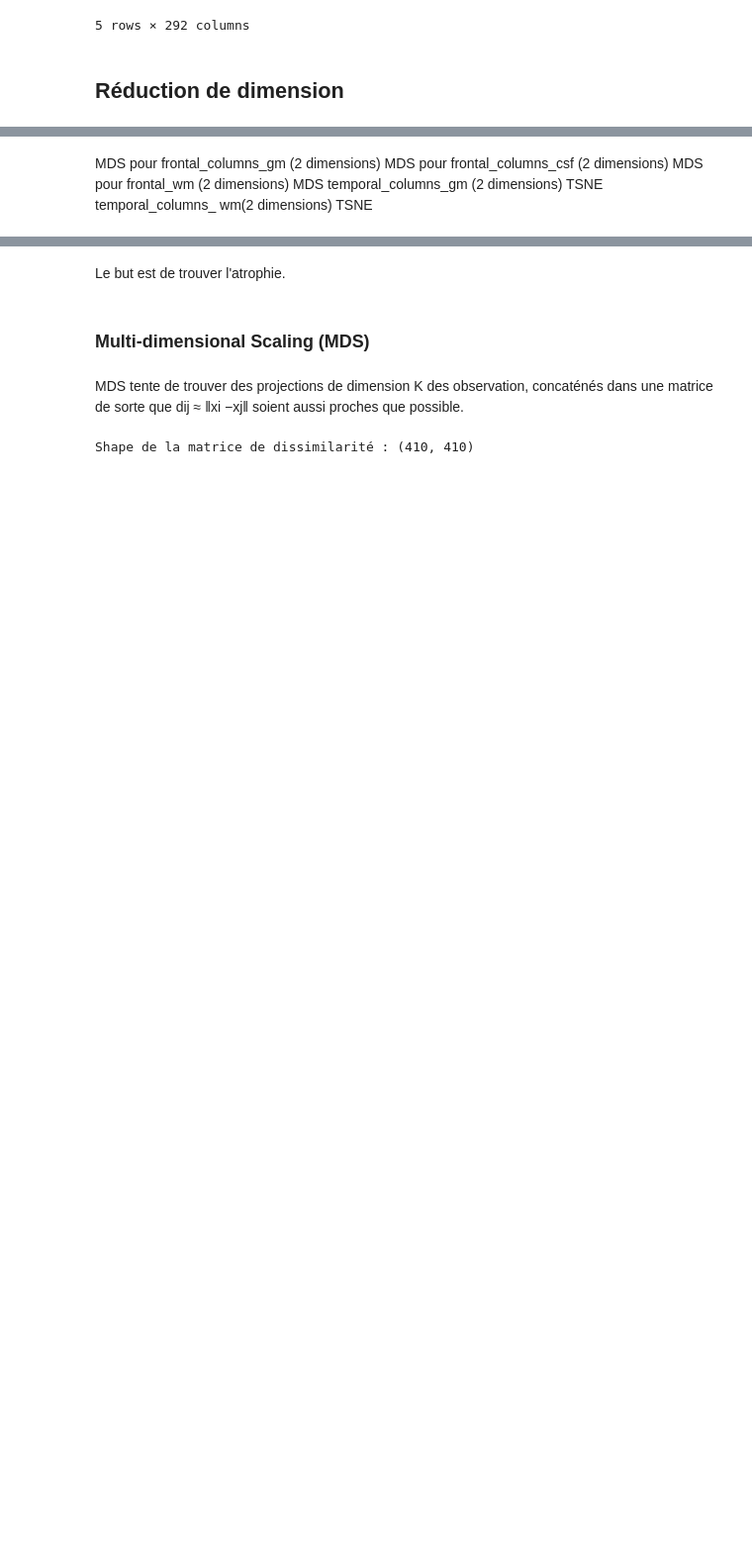
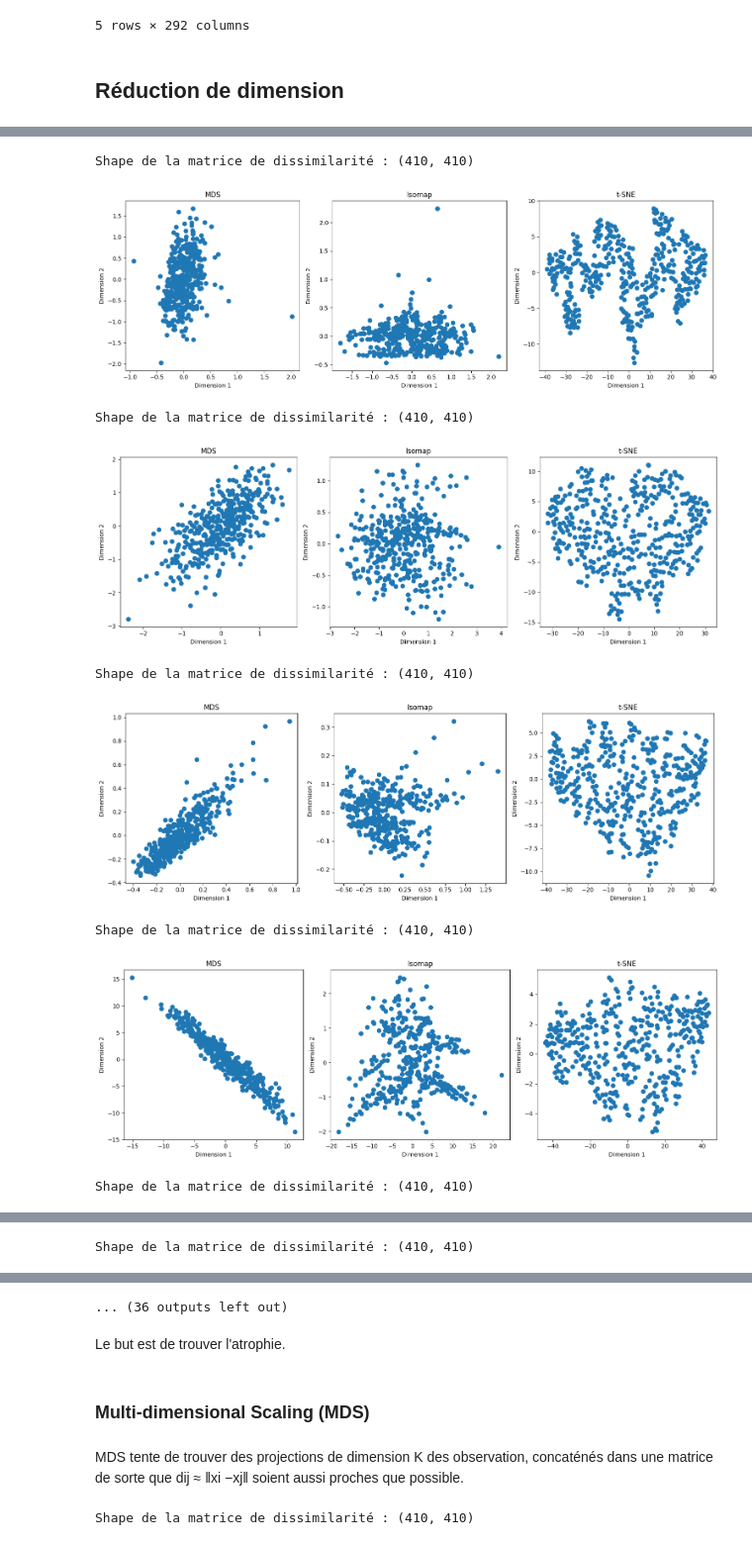
Before and after one commit to lucasvazelle/schizophrenie_matiere_grise, a Jupyter notebook: etape_2_traitement_et_modelisation_table_rois.ipynb, the cells around one changed output, grey strips where cells are left out. Shown at 99% size. Drawn from its saved outputs; the diff is of its cells as text; code cells hidden in the pictures; blank space fills up the shorter version.

```diff
--- a/etape_2_traitement_et_modelisation_table_rois.ipynb
+++ b/etape_2_traitement_et_modelisation_table_rois.ipynb
@@ -242,9 +222,28 @@ lingual_wm: [208, 209]
-# %%
-partie_du_cerveau = temporal_columns_gm
-# %% [markdown]
-MDS pour frontal_columns_gm (2 dimensions)
-MDS pour frontal_columns_csf (2 dimensions)
-MDS pour frontal_wm (2 dimensions)
-MDS temporal_columns_gm (2 dimensions)
-TSNE temporal_columns_ wm(2 dimensions)
-TSNE
+# %%
+for partie_du_cerveau in list(brain_regions_indices.values())[1:] :
+        rois_to_reduce_dimension = rois_train.iloc[:, partie_du_cerveau]
+        D = compute_dissimilarity_matrix(rois_to_reduce_dimension)
+        print("Shape de la matrice de dissimilarité :", D.shape)
+        X_isomap = apply_isomap(rois_to_reduce_dimension)
+        X_mds = apply_mds(D)
+        X_mds_rotated = rotate_and_flip(X_mds)
+        try:
+                X_tsne = apply_tsne(rois_to_reduce_dimension)
+        except KeyboardInterrupt:
+                print("t-SNE interrompu automatiquement.")
+                X_tsne = None
+
+        if X_tsne is not None:
+                plot_comparison([X_mds, X_isomap, X_tsne], ["MDS", "Isomap", "t-SNE"])
+        else:
+                plot_comparison([X_mds, X_isomap], ["MDS", "Isomap"])
+# %% [output]
+Shape de la matrice de dissimilarité : (410, 410)
+[figure, added]
+Shape de la matrice de dissimilarité : (410, 410)
+[figure, added]
+Shape de la matrice de dissimilarité : (410, 410)
+[figure, added]
+Shape de la matrice de dissimilarité : (410, 410)
+[figure, added]
+Shape de la matrice de dissimilarité : (410, 410)
@@ -250,0 +251 @@ TSNE
+Shape de la matrice de dissimilarité : (410, 410)
@@ -251,3 +253,4 @@ TSNE
+... (36 outputs left out)
 # %% [markdown]
 Le but est de trouver l'atrophie.
 # %% [markdown]
```
Also changed, not shown: parts of 16 cells of this notebook.
